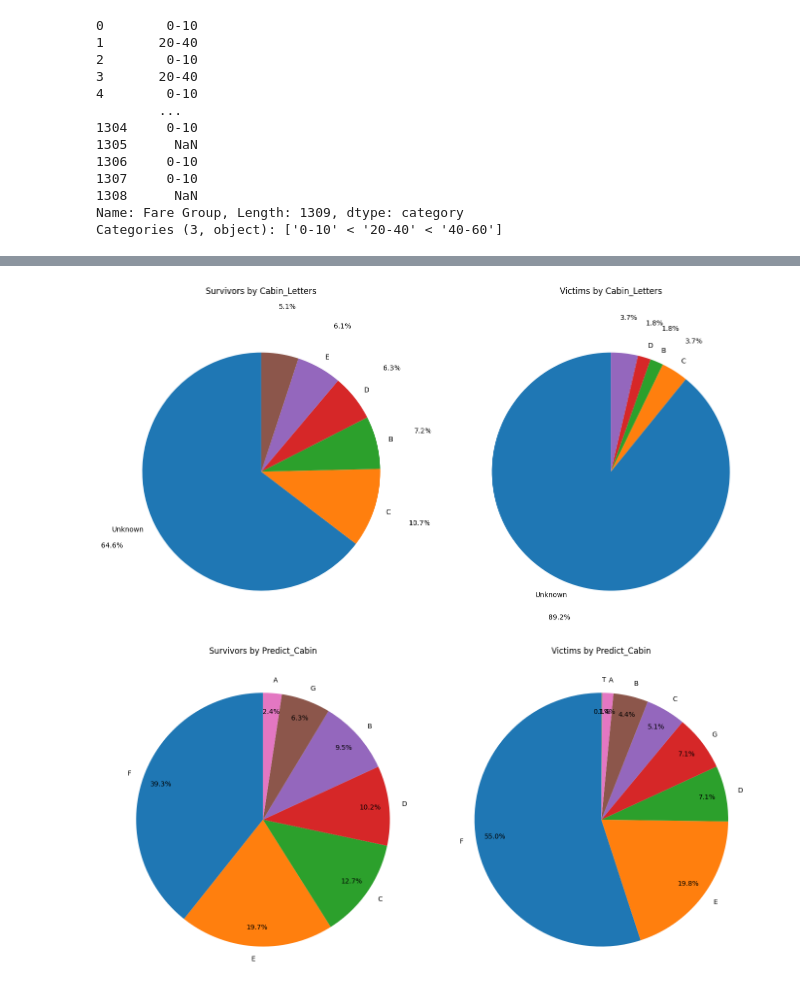
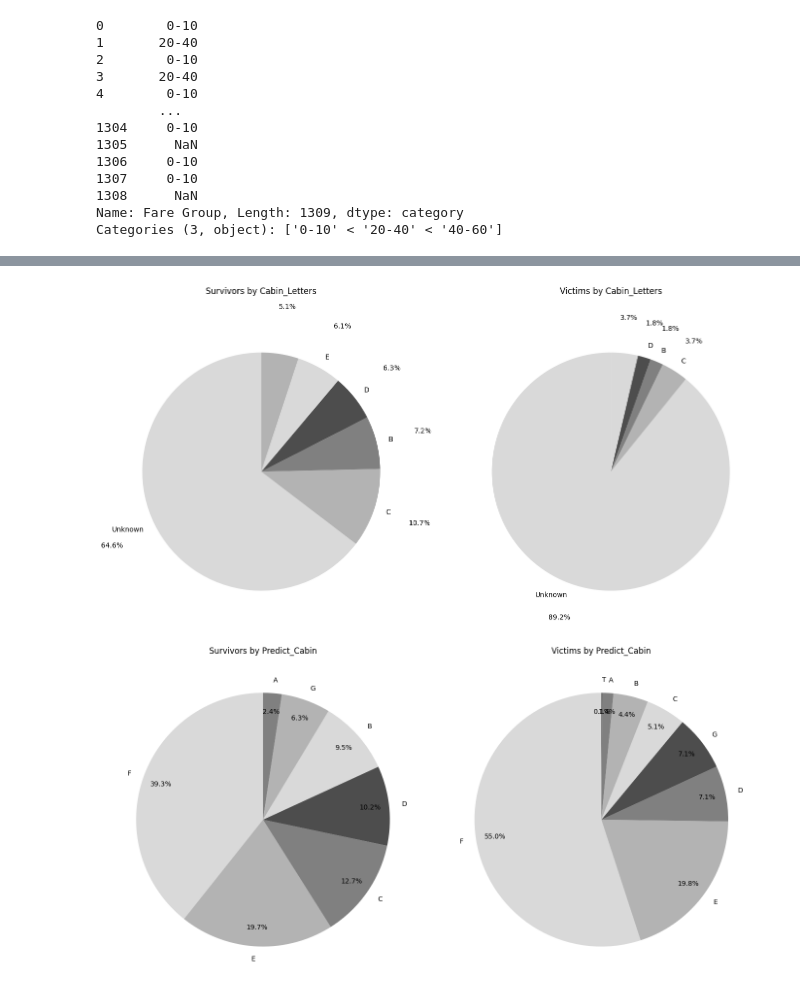
Before and after one commit to ShawRong/titanic_analysis, a Jupyter notebook: analysis.ipynb, the cells around one changed output, grey strips where cells are left out. Saved outputs shown, nothing was run; the diff lists cells and outputs as text; code cells hidden in the pictures.

```diff
--- a/analysis.ipynb
+++ b/analysis.ipynb
@@ -1,3 +1,8 @@
+# %%
+color = 'dimgray'
+color_g = 'gray'
+edgecolor = 'black'
+colors = ['#d9d9d9', '#b3b3b3', '#808080', '#4d4d4d']
 # %%
 import pandas as pd
 import seaborn as sns
@@ -371,49 +400,51 @@ victims_simplified = simplify_labels(victims)
 
 fig, (ax1, ax2) = plt.subplots(1, 2, figsize=(14, 7))
 
-ax1.pie(survivors_simplified, labels=survivors_simplified.index, autopct='%1.1f%%', startangle=90, pctdistance=1.4)
+ax1.pie(survivors_simplified, labels=survivors_simplified.index, autopct='%1.1f%%', startangle=90, pctdistance=1.4, colors = colors)
 ax1.axis('equal')
 ax1.set_title(f'Survivors by {feature}', pad=50)
 
-ax2.pie(victims_simplified, labels=victims_simplified.index, autopct='%1.1f%%', startangle=90, pctdistance=1.3)
+ax2.pie(victims_simplified, labels=victims_simplified.index, autopct='%1.1f%%', startangle=90, pctdistance=1.3, colors = colors)
 ax2.axis('equal')
 ax2.set_title(f'Victims by {feature}', pad=50)
 
 plt.tight_layout()
+plt.savefig('graph/pie_cabin_letters_with_unknown.png', transparent=True, bbox_inches='tight', dpi=300)
 plt.show()
 # %% [output]
-[figure, old version]
+[figure, new version]
 # %%
 to_check = ["C", "D", "B", "E", "A", "T", "F", "G"]
 strip_data = titanic_data[titanic_data['Predict_Cabin'].isin(to_check)].copy()
 feature = "Predict_Cabin"
 df = strip_data
 survivors = df[df['Survived'] == 1][feature].value_counts()
 victims = df[df['Survived'] == 0][feature].value_counts()
 
 threshold = 1
 
 def simplify_labels(series):
     filtered = series[series >= threshold]
     other_count = series[series < threshold].sum()
     if other_count > 0:
         filtered['Others'] = other_count
     return filtered
 
 survivors_simplified = simplify_labels(survivors)
 victims_simplified = simplify_labels(victims)
 
 fig, (ax1, ax2) = plt.subplots(1, 2, figsize=(14, 7))
 
-ax1.pie(survivors_simplified, labels=survivors_simplified.index, autopct='%1.1f%%', startangle=90, pctdistance=0.85)
+ax1.pie(survivors_simplified, labels=survivors_simplified.index, autopct='%1.1f%%', startangle=90, pctdistance=0.85, colors = colors)
 ax1.axis('equal')
 ax1.set_title(f'Survivors by {feature}', pad=20)
 
-ax2.pie(victims_simplified, labels=victims_simplified.index, autopct='%1.1f%%', startangle=90, pctdistance=0.85)
+ax2.pie(victims_simplified, labels=victims_simplified.index, autopct='%1.1f%%', startangle=90, pctdistance=0.85, colors = colors)
 ax2.axis('equal')
 ax2.set_title(f'Victims by {feature}', pad=20)
 
 plt.tight_layout()
+plt.savefig('graph/pie_predict_cabin.png', transparent=True, bbox_inches='tight', dpi=300)
 plt.show()
 # %% [output]
-[figure, old version]
+[figure, new version]
```
Also changed, not shown: parts of 13 cells of this notebook, 19 other files.
